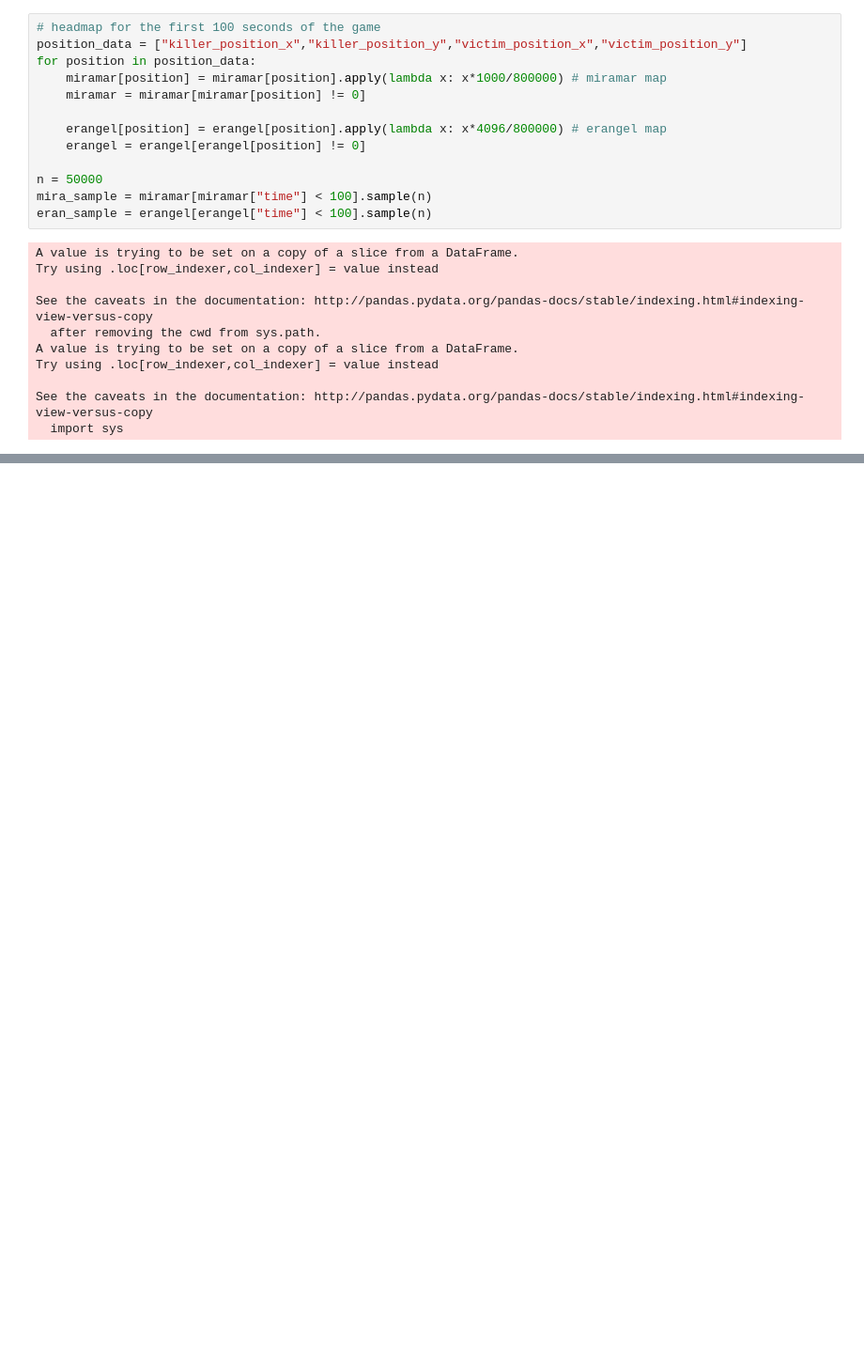
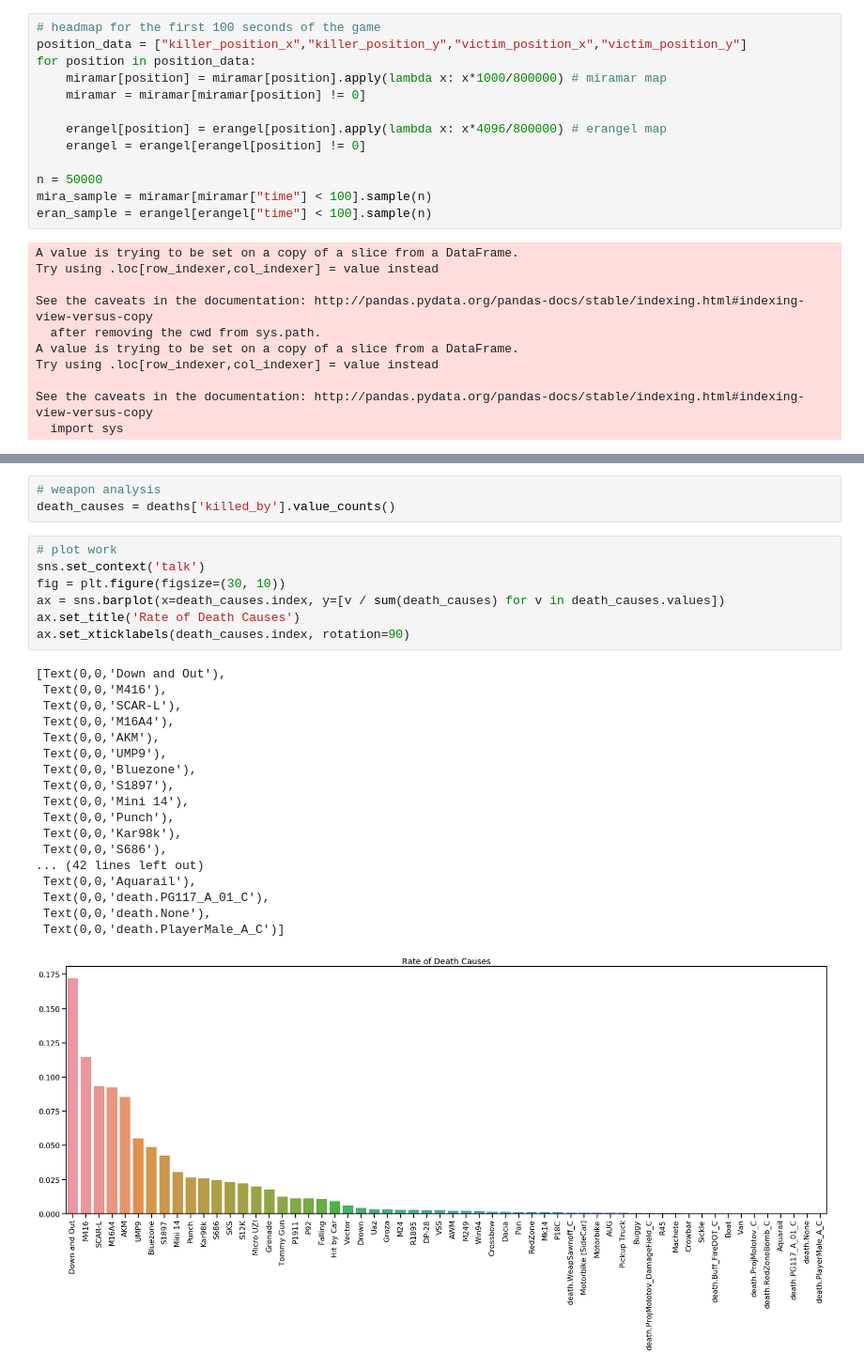
Before and after one commit to seaaaaany/PUBG_Analysis, a Jupyter notebook: death_headmapping.ipynb, the cells around one changed output, grey strips where cells are left out. Shown at 94% size. Saved outputs shown, nothing was run; the diff lists cells and outputs as text; blank space fills up the shorter version.

```diff
--- a/death_headmapping.ipynb
+++ b/death_headmapping.ipynb
@@ -87,0 +88,29 @@ Use ``imageio.imread`` instead.
+# %%
+# weapon analysis
+death_causes = deaths['killed_by'].value_counts()
+# %%
+# plot work
+sns.set_context('talk')
+fig = plt.figure(figsize=(30, 10))
+ax = sns.barplot(x=death_causes.index, y=[v / sum(death_causes) for v in death_causes.values])
+ax.set_title('Rate of Death Causes')
+ax.set_xticklabels(death_causes.index, rotation=90)
+# %% [output]
+[Text(0,0,'Down and Out'),
+ Text(0,0,'M416'),
+ Text(0,0,'SCAR-L'),
+ Text(0,0,'M16A4'),
+ Text(0,0,'AKM'),
+ Text(0,0,'UMP9'),
+ Text(0,0,'Bluezone'),
+ Text(0,0,'S1897'),
+ Text(0,0,'Mini 14'),
+ Text(0,0,'Punch'),
+ Text(0,0,'Kar98k'),
+ Text(0,0,'S686'),
+... (42 lines left out)
+ Text(0,0,'Aquarail'),
+ Text(0,0,'death.PG117_A_01_C'),
+ Text(0,0,'death.None'),
+ Text(0,0,'death.PlayerMale_A_C')]
+[figure, added]
```
Also changed, not shown: parts of 9 cells of this notebook, 3 other files.
